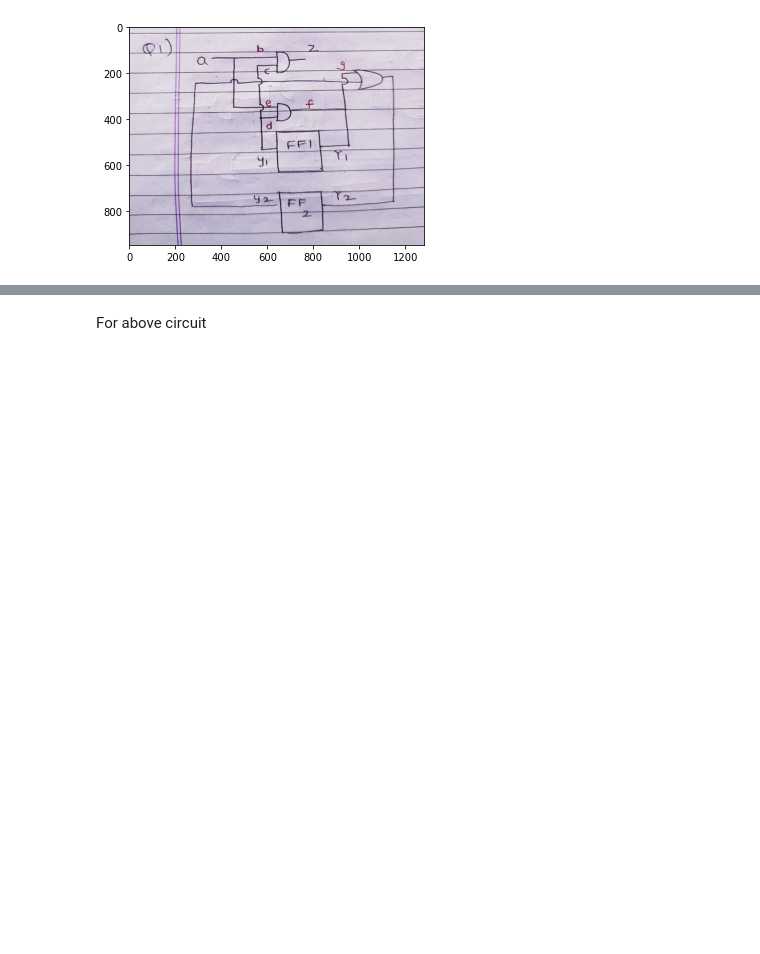
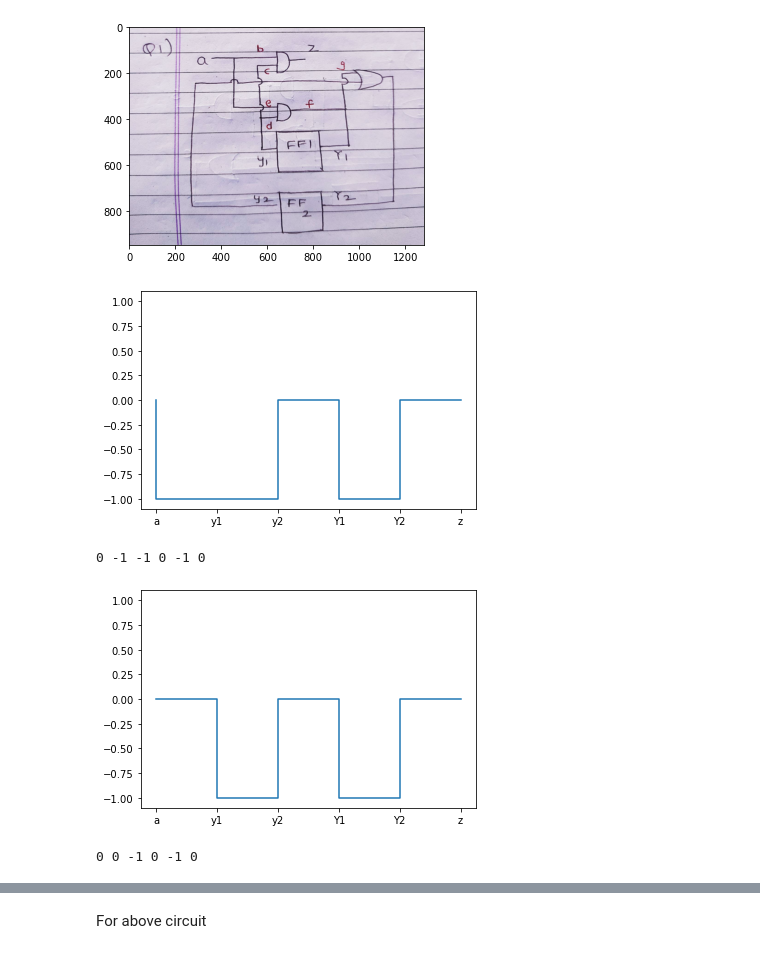
Before and after one commit to MoheeDG23/Design-for-Testability-Project, a Jupyter notebook: src/Demo.ipynb, the cells around one changed output, grey strips where cells are left out. Saved outputs shown, nothing was run; the diff lists cells and outputs as text; code cells hidden in the pictures; blank space fills up the shorter version.

```diff
--- a/src/Demo.ipynb
+++ b/src/Demo.ipynb
@@ -179,3 +204,15 @@ def ckt1(a,y1,y2,f,v):
 # %% [output]
 [figure]
+# %%
+a0=1
+a0,y10,y20,Y10,Y20,z0=ckt1(a0)
+print(a0,y10,y20,Y10,Y20,z0)
+a1,y11,y21,Y11,Y21,z1=ckt1(a0,Y10,Y20)
+print(a1,y11,y21,Y11,Y21,z1)
+while(z='d'):
+# %% [output]
+[figure, added]
+0 -1 -1 0 -1 0
+[figure, added]
+0 0 -1 0 -1 0
 # %%
```
Also changed, not shown: parts of 13 cells of this notebook, 6 other files.
